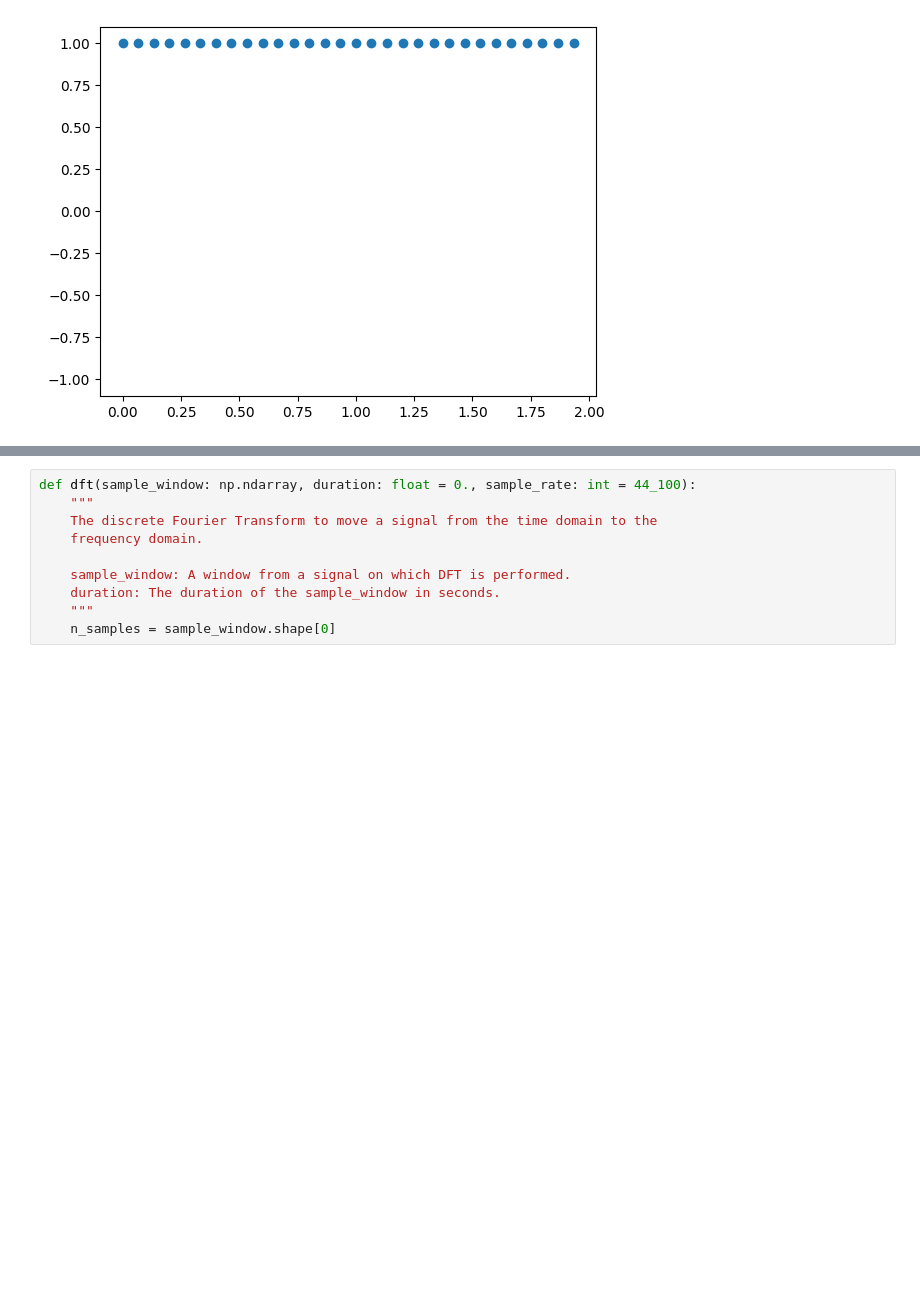
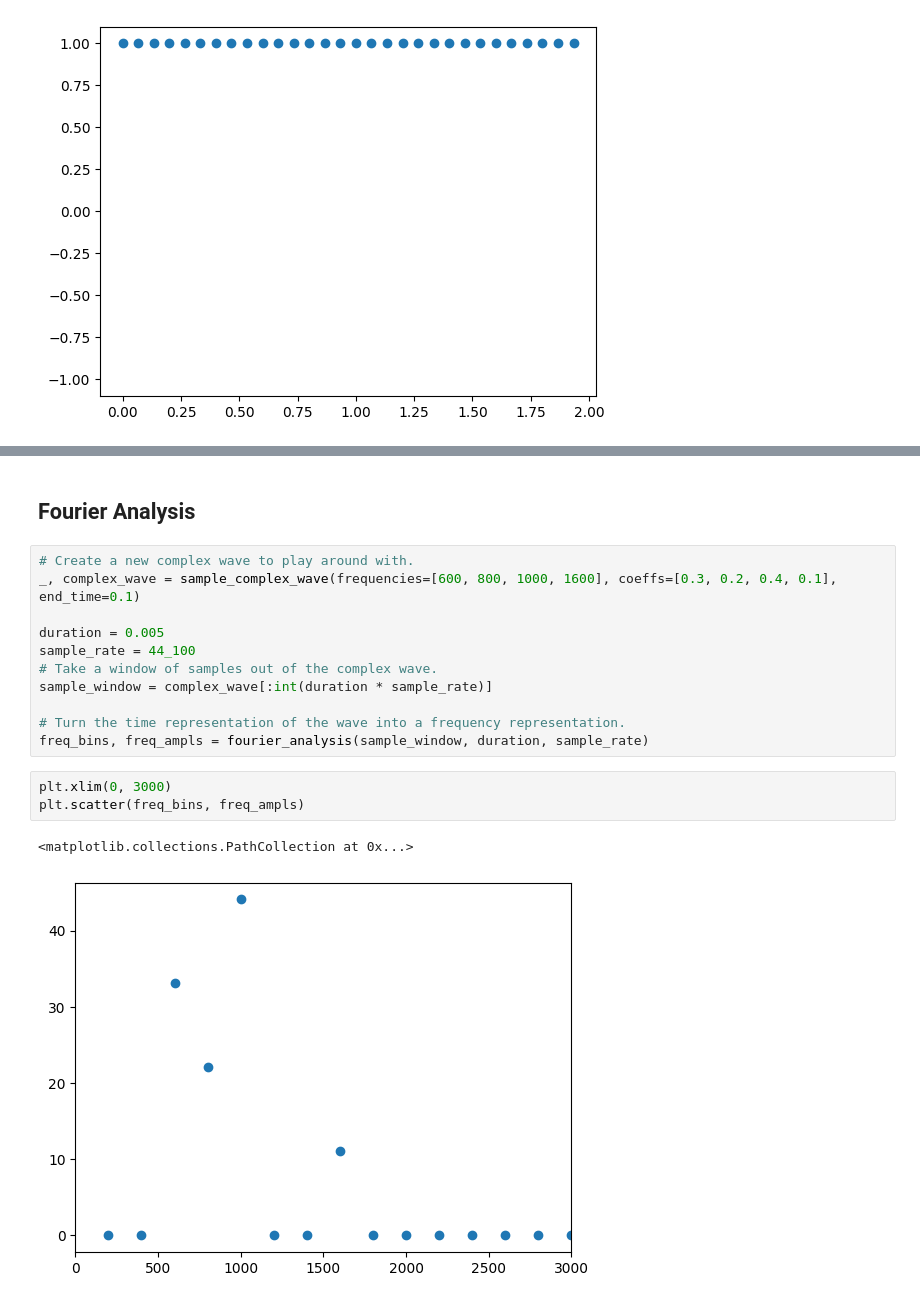
Before and after one commit to janniss91/SpeedyPanther, a Jupyter notebook: notebooks/wave_forms.ipynb, the cells around one changed output, grey strips where cells are left out. Saved outputs shown, nothing was run; the diff lists cells and outputs as text; blank space fills up the shorter version.

Commit message:
Fourier Analysis

```diff
--- a/notebooks/wave_forms.ipynb
+++ b/notebooks/wave_forms.ipynb
@@ -88,10 +92,19 @@ plot_waveform(noise_timesteps, noise_samples)
-# %%
-def dft(sample_window: np.ndarray, duration: float = 0., sample_rate: int = 44_100):
-    """
-    The discrete Fourier Transform to move a signal from the time domain to the
-    frequency domain.
-
-    sample_window: A window from a signal on which DFT is performed.
-    duration: The duration of the sample_window in seconds.
-    """
-    n_samples = sample_window.shape[0]
+# %% [markdown]
+## Fourier Analysis
+# %%
+# Create a new complex wave to play around with.
+_, complex_wave = sample_complex_wave(frequencies=[600, 800, 1000, 1600], coeffs=[0.3, 0.2, 0.4, 0.1], end_time=0.1)
+
+duration = 0.005
+sample_rate = 44_100
+# Take a window of samples out of the complex wave.
+sample_window = complex_wave[:int(duration * sample_rate)]
+
+# Turn the time representation of the wave into a frequency representation.
+freq_bins, freq_ampls = fourier_analysis(sample_window, duration, sample_rate)
+# %%
+plt.xlim(0, 3000)
+plt.scatter(freq_bins, freq_ampls)
+# %% [output]
+<matplotlib.collections.PathCollection at 0x...>
+[figure, added]
```
Also changed, not shown: parts of 17 cells of this notebook, 6 other files.
